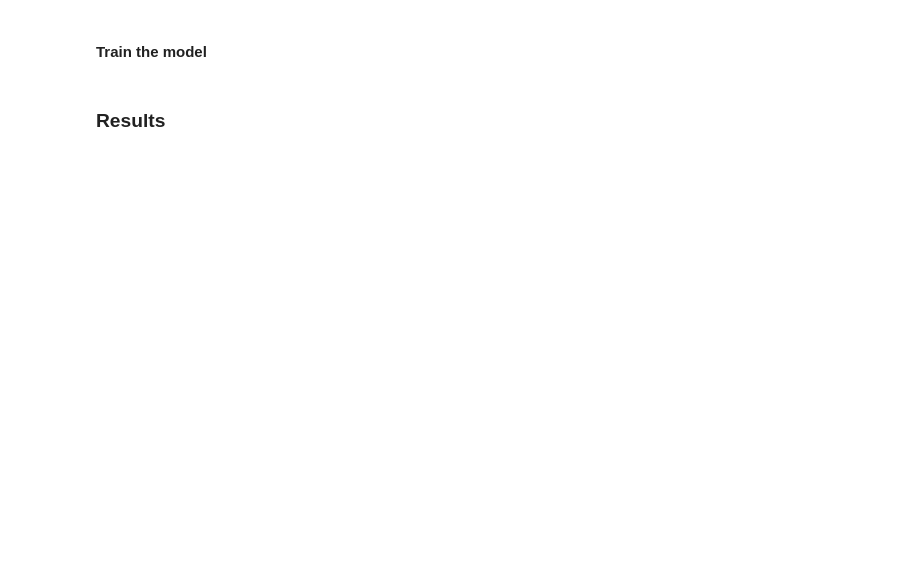
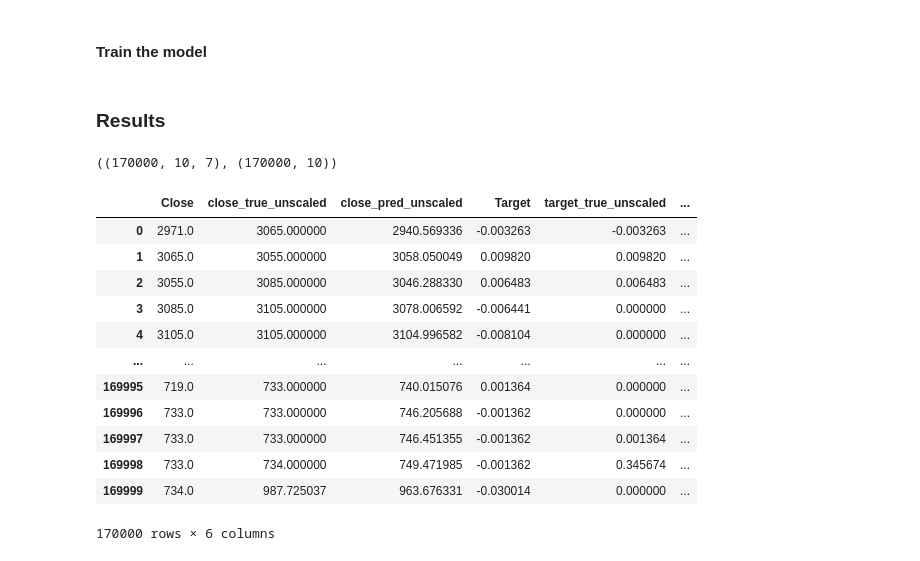
Before and after one commit to Cyprien-Ricque/stock-exchange-prediction, a Jupyter notebook: notebooks/temporal_fusion_transformer.ipynb, the cells around one changed output. Cells and saved outputs as stored; diff of their text form; code cells hidden in the pictures; blank space fills up the shorter version.

```diff
--- a/notebooks/temporal_fusion_transformer.ipynb
+++ b/notebooks/temporal_fusion_transformer.ipynb
@@ -97,36 +98,60 @@ else:
 # %%
 import numpy as np
 
-actuals = torch.cat([y for _, (y, _) in tqdm(iter(dl.test_dl))])
-predictions = trainer.predict(model, (X for X, (y, _) in dl.test_dl))
+# actuals = torch.cat([y for _, (y, _) in tqdm(iter(dl.test_dl))])
+# predictions = trainer.predict(model, (X for X, (y, _) in dl.test_dl))
 
-predictions_np = np.array([i.prediction.numpy() for i in predictions]).squeeze(axis=3).reshape(-1, 10)
+predictions_np = np.array([i.prediction.numpy() for i in predictions]).reshape(-1, dl.max_prediction_length, config['temporal_fusion_transformer']['output_size'])
 actuals_np = actuals.cpu().detach().numpy()
+
+predictions_np.shape, actuals_np.shape
+# %% [output]
+((170000, 10, 7), (170000, 10))
 # %%
-actuals_unscaled = actuals_np.reshape(dl.df_train_ppc.SecuritiesCode.unique().size, -1, 10).copy()
-predictions_unscaled = predictions_np.reshape(dl.df_train_ppc.SecuritiesCode.unique().size, -1, 10).copy()
+actuals_unscaled = actuals_np.reshape(dl.df_train_ppc.SecuritiesCode.unique().size, -1, dl.max_prediction_length).copy()
+predictions_unscaled = predictions_np.reshape(dl.df_train_ppc.SecuritiesCode.unique().size, -1, dl.max_prediction_length * 7).copy()
 
-for i, scaler in enumerate(dl.scalers):
+for i, scaler in enumerate(dl.scalers['Close']):
     actuals_unscaled[i] = scaler.inverse_transform(actuals_unscaled[i])
-for i, scaler in enumerate(dl.scalers):
     predictions_unscaled[i] = scaler.inverse_transform(predictions_unscaled[i])
 
 actuals_unscaled = actuals_unscaled.reshape(-1, 10)
-predictions_unscaled = predictions_unscaled.reshape(-1, 10)
+predictions_unscaled = predictions_unscaled.reshape(-1, 10, 7)
 # %%
 
 df_test_res = dl.df_test_ppc.copy()
 
 df_test_res['close_true'] = actuals_np[:, 0].flatten()
-df_test_res['close_pred'] = predictions_np[:, 0].flatten()
+df_test_res['close_pred'] = predictions_np[:, 0, 3].flatten()
 
 df_test_res['close_true_unscaled'] = actuals_unscaled[:, 0].flatten()
-df_test_res['close_pred_unscaled'] = predictions_unscaled[:, 0].flatten()
+df_test_res['close_pred_unscaled'] = predictions_unscaled[:, 0, 3].flatten()
 
 df_test_res['target_true'] = (actuals_np[:, 1] - actuals_np[:, 0]) / actuals_np[:, 0]
-df_test_res['target_pred'] = (predictions_np[:, 1] - predictions_np[:, 0]) / predictions_np[:, 0]
+df_test_res['target_pred'] = (predictions_np[:, 1, 3] - predictions_np[:, 0, 3]) / predictions_np[:, 0, 3]
+
+# df_test_res['close_true_unscaled_full'] = pd.Series(list(actuals_unscaled[:, :]))
+df_test_res['close_pred_unscaled_full_0'] = pd.Series(list(predictions_unscaled[:, :, 0]))
+df_test_res['close_pred_unscaled_full_1'] = pd.Series(list(predictions_unscaled[:, :, 1]))
+df_test_res['close_pred_unscaled_full_2'] = pd.Series(list(predictions_unscaled[:, :, 3]))
+df_test_res['close_pred_unscaled_full_3'] = pd.Series(list(predictions_unscaled[:, :, 5]))
+df_test_res['close_pred_unscaled_full_4'] = pd.Series(list(predictions_unscaled[:, :, 6]))
 
 df_test_res['target_true_unscaled'] = (actuals_unscaled[:, 1] - actuals_unscaled[:, 0]) / actuals_unscaled[:, 0]
-df_test_res['target_pred_unscaled'] = (predictions_unscaled[:, 1] - predictions_unscaled[:, 0]) / predictions_unscaled[:, 0]
+df_test_res['target_pred_unscaled'] = (predictions_unscaled[:, 1, 3] - predictions_unscaled[:, 0, 3]) / predictions_unscaled[:, 0, 3]
 
 df_test_res.loc[:, ['Close', 'close_true_unscaled', 'close_pred_unscaled', 'Target', 'target_true_unscaled', 'target_pred_unscaled']]
+# %% [output]
+|  | Close | close_true_unscaled | close_pred_unscaled | Target | target_true_unscaled | ... |
+| 0 | 2971.0 | 3065.000000 | 2940.569336 | -0.003263 | -0.003263 | ... |
+| 1 | 3065.0 | 3055.000000 | 3058.050049 | 0.009820 | 0.009820 | ... |
+| 2 | 3055.0 | 3085.000000 | 3046.288330 | 0.006483 | 0.006483 | ... |
+| 3 | 3085.0 | 3105.000000 | 3078.006592 | -0.006441 | 0.000000 | ... |
+| 4 | 3105.0 | 3105.000000 | 3104.996582 | -0.008104 | 0.000000 | ... |
+| ... | ... | ... | ... | ... | ... | ... |
+| 169995 | 719.0 | 733.000000 | 740.015076 | 0.001364 | 0.000000 | ... |
+| 169996 | 733.0 | 733.000000 | 746.205688 | -0.001362 | 0.000000 | ... |
+| 169997 | 733.0 | 733.000000 | 746.451355 | -0.001362 | 0.001364 | ... |
+| 169998 | 733.0 | 734.000000 | 749.471985 | -0.001362 | 0.345674 | ... |
+| 169999 | 734.0 | 987.725037 | 963.676331 | -0.030014 | 0.000000 | ... |
+170000 rows × 6 columns
```
Also changed, not shown: parts of 9 cells of this notebook.
